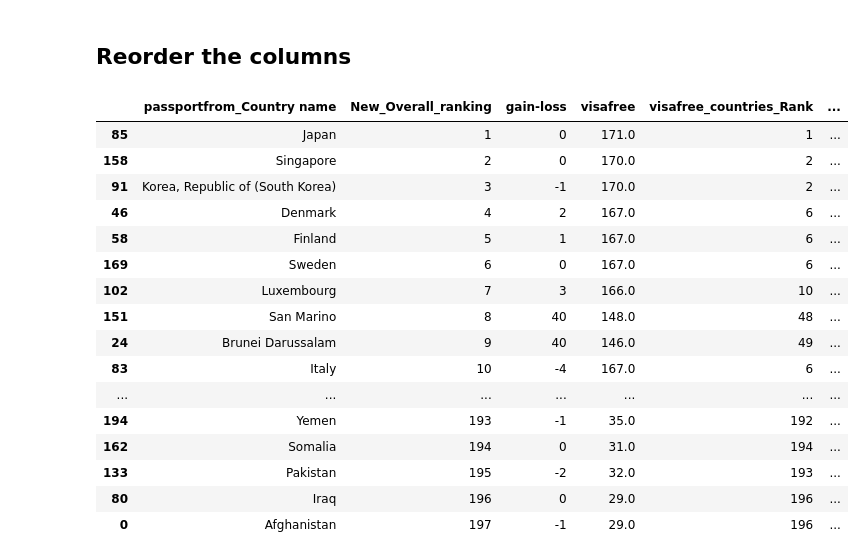
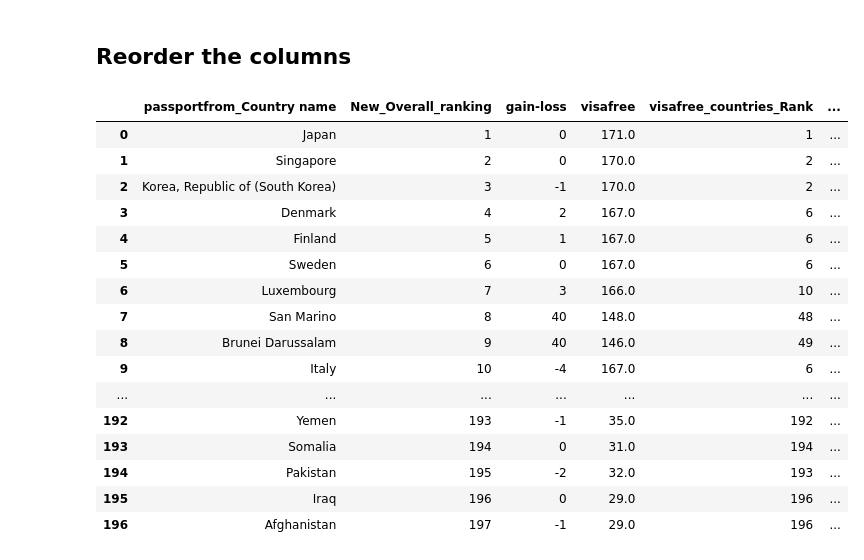
Before and after one commit to jeremielamboley/global-passport-index, a Jupyter notebook: henley_passport_index_intersect_data_sources.ipynb, the cells around one changed output. Drawn from its saved outputs; the diff is of its cells as text; code cells hidden in the pictures.

```diff
--- a/henley_passport_index_intersect_data_sources.ipynb
+++ b/henley_passport_index_intersect_data_sources.ipynb
@@ -433,22 +435,23 @@ df_pivot_flattened = df_pivot_flattened[['passportfrom_Country name',
                                          'Overall_ranking_calculation']]
 # %%
 df_pivot_flattened.sort_values('New_Overall_ranking',ascending=True, inplace=True)
+df_pivot_flattened = df_pivot_flattened.reset_index(drop=True)
 df_pivot_flattened
 # %% [output]
 |  | passportfrom_Country name | New_Overall_ranking | gain-loss | visafree | visafree_countries_Rank | ... |
-| 85 | Japan | 1 | 0 | 171.0 | 1 | ... |
-| 158 | Singapore | 2 | 0 | 170.0 | 2 | ... |
-| 91 | Korea, Republic of (South Korea) | 3 | -1 | 170.0 | 2 | ... |
-| 46 | Denmark | 4 | 2 | 167.0 | 6 | ... |
-| 58 | Finland | 5 | 1 | 167.0 | 6 | ... |
-| 169 | Sweden | 6 | 0 | 167.0 | 6 | ... |
-| 102 | Luxembourg | 7 | 3 | 166.0 | 10 | ... |
-| 151 | San Marino | 8 | 40 | 148.0 | 48 | ... |
-| 24 | Brunei Darussalam | 9 | 40 | 146.0 | 49 | ... |
-| 83 | Italy | 10 | -4 | 167.0 | 6 | ... |
+| 0 | Japan | 1 | 0 | 171.0 | 1 | ... |
+| 1 | Singapore | 2 | 0 | 170.0 | 2 | ... |
+| 2 | Korea, Republic of (South Korea) | 3 | -1 | 170.0 | 2 | ... |
+| 3 | Denmark | 4 | 2 | 167.0 | 6 | ... |
+| 4 | Finland | 5 | 1 | 167.0 | 6 | ... |
+| 5 | Sweden | 6 | 0 | 167.0 | 6 | ... |
+| 6 | Luxembourg | 7 | 3 | 166.0 | 10 | ... |
+| 7 | San Marino | 8 | 40 | 148.0 | 48 | ... |
+| 8 | Brunei Darussalam | 9 | 40 | 146.0 | 49 | ... |
+| 9 | Italy | 10 | -4 | 167.0 | 6 | ... |
 | ... | ... | ... | ... | ... | ... | ... |
-| 194 | Yemen | 193 | -1 | 35.0 | 192 | ... |
-| 162 | Somalia | 194 | 0 | 31.0 | 194 | ... |
-| 133 | Pakistan | 195 | -2 | 32.0 | 193 | ... |
-| 80 | Iraq | 196 | 0 | 29.0 | 196 | ... |
-| 0 | Afghanistan | 197 | -1 | 29.0 | 196 | ... |
+| 192 | Yemen | 193 | -1 | 35.0 | 192 | ... |
+| 193 | Somalia | 194 | 0 | 31.0 | 194 | ... |
+| 194 | Pakistan | 195 | -2 | 32.0 | 193 | ... |
+| 195 | Iraq | 196 | 0 | 29.0 | 196 | ... |
+| 196 | Afghanistan | 197 | -1 | 29.0 | 196 | ... |
```
Also changed, not shown: parts of 10 cells of this notebook, 1 other file.
